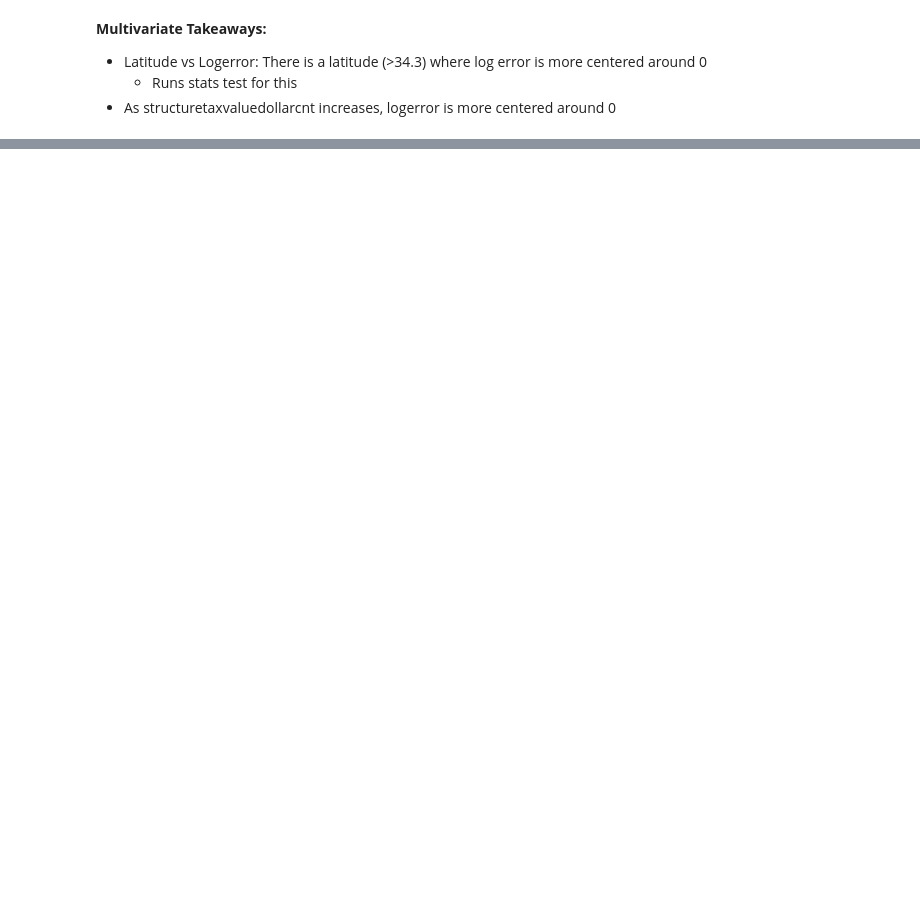
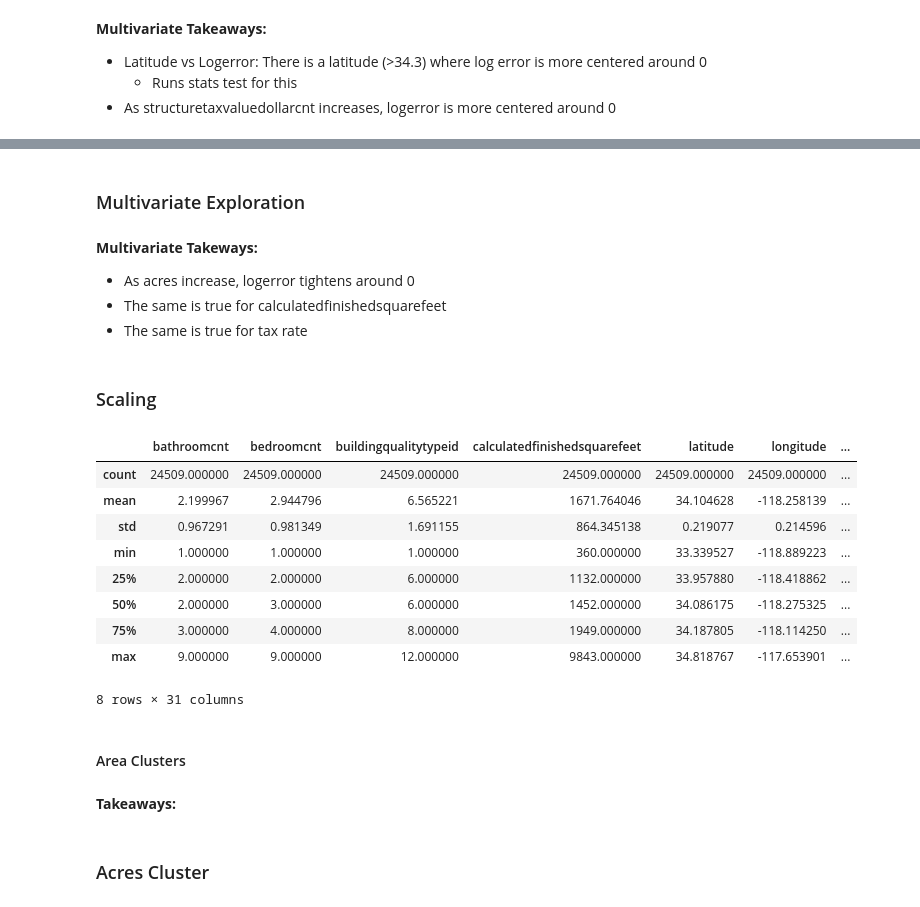
Before and after one commit to Gabriela-and-Justin/Zillow-Clustering-Project, a Jupyter notebook: Justin_Explore.ipynb, the cells around one changed output, grey strips where cells are left out. Drawn from its saved outputs; the diff is of its cells as text; code cells hidden in the pictures; blank space fills up the shorter version.

```diff
--- a/Justin_Explore.ipynb
+++ b/Justin_Explore.ipynb
@@ -327,0 +266,2 @@ ____________________
+# %%
+partitions = explore.split(df_la, target_var='logerror')
@@ -327,0 +300,2 @@ ____________________
+# %% [markdown]
+### Multivariate Exploration
@@ -327,0 +307,48 @@ ____________________
+# %% [markdown]
+**Multivariate Takeways:**
+- As acres increase, logerror tightens around 0
+- The same is true for calculatedfinishedsquarefeet
+- The same is true for tax rate
+# %% [markdown]
+### Scaling
+# %%
+# the variables that still need scaling
+scaled_vars = ['bathroomcnt', 'bedroomcnt', 'buildingqualitytypeid',
+       'calculatedfinishedsquarefeet', 'latitude', 'longitude',
+       'rawcensustractandblock', 'regionidcity', 'regionidzip',
+       'structuretaxvaluedollarcnt', 'landtaxvaluedollarcnt',
+       'age', 'taxrate', 'acres']
+
+# create new column names for the scaled variables by adding 'scaled_' to the beginning of each variable name
+scaled_column_names = ['scaled_' + i for i in scaled_vars]
+
+# select the X partitions: [X_train, X_validate, X_test]
+X = partitions[1:4]
+
+# fit the minmaxscaler to X_train
+X_train = X[0]
+scaler = MinMaxScaler(copy=True).fit(X_train[scaled_vars])
+
+
+def scale_and_concat(df):
+    scaled_array = scaler.transform(df[scaled_vars])
+    scaled_df = pd.DataFrame(scaled_array, columns=scaled_column_names, index=df.index.values)
+    return pd.concat((df, scaled_df), axis=1)
+
+for i in range(len(X)):
+    X[i] = scale_and_concat(X[i])
+# %%
+X[0].describe()
+# %% [output]
+|  | bathroomcnt | bedroomcnt | buildingqualitytypeid | calculatedfinishedsquarefeet | latitude | longitude | ... |
+| count | 24509.000000 | 24509.000000 | 24509.000000 | 24509.000000 | 24509.000000 | 24509.000000 | ... |
+| mean | 2.199967 | 2.944796 | 6.565221 | 1671.764046 | 34.104628 | -118.258139 | ... |
+| std | 0.967291 | 0.981349 | 1.691155 | 864.345138 | 0.219077 | 0.214596 | ... |
+| min | 1.000000 | 1.000000 | 1.000000 | 360.000000 | 33.339527 | -118.889223 | ... |
+| 25% | 2.000000 | 2.000000 | 6.000000 | 1132.000000 | 33.957880 | -118.418862 | ... |
+| 50% | 2.000000 | 3.000000 | 6.000000 | 1452.000000 | 34.086175 | -118.275325 | ... |
+| 75% | 3.000000 | 4.000000 | 8.000000 | 1949.000000 | 34.187805 | -118.114250 | ... |
+| max | 9.000000 | 9.000000 | 12.000000 | 9843.000000 | 34.818767 | -117.653901 | ... |
+8 rows × 31 columns
+# %% [markdown]
+#### Area Clusters
@@ -327,0 +456,4 @@ ____________________
+# %% [markdown]
+**Takeaways:**
+# %% [markdown]
+### Acres Cluster
```
Also changed, not shown: parts of 80 cells of this notebook.
